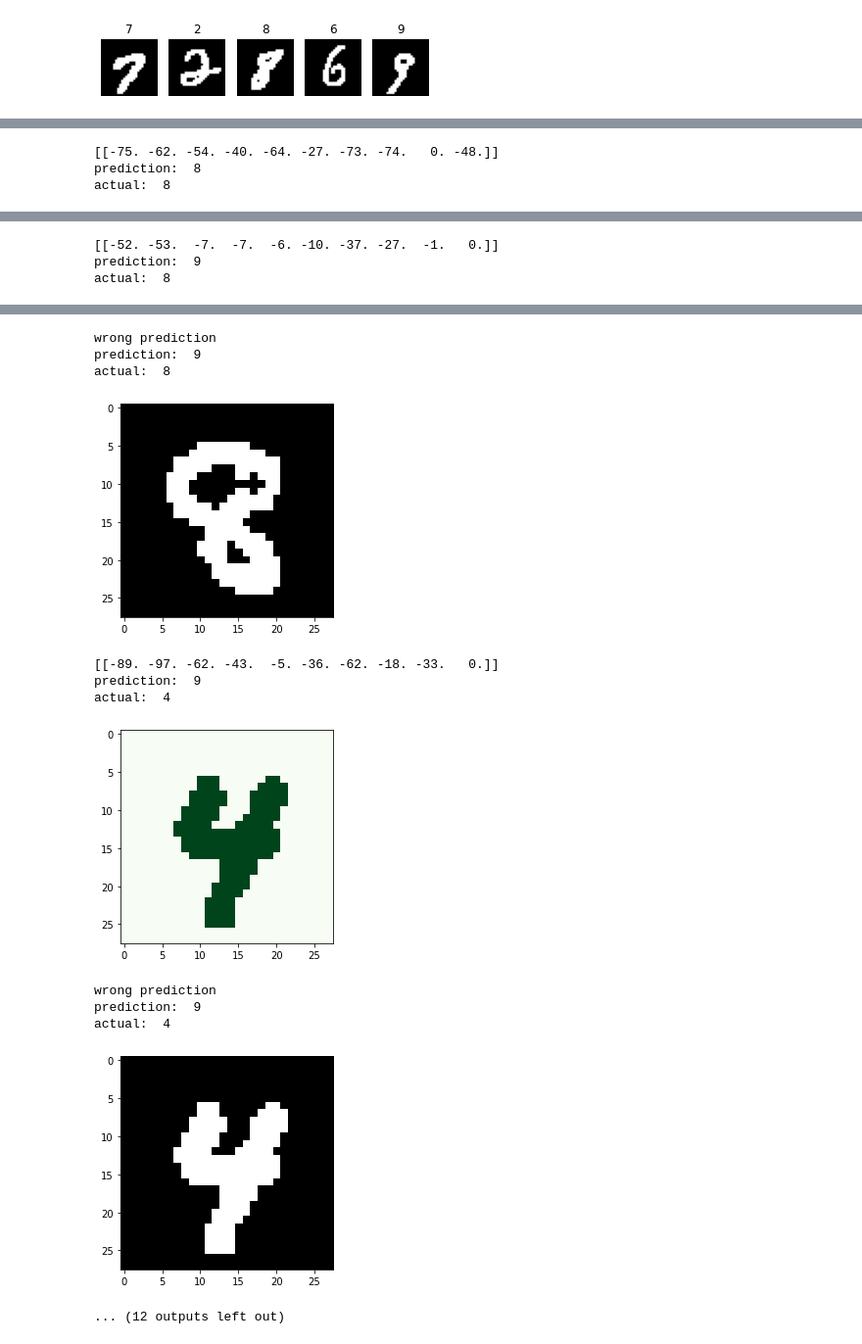
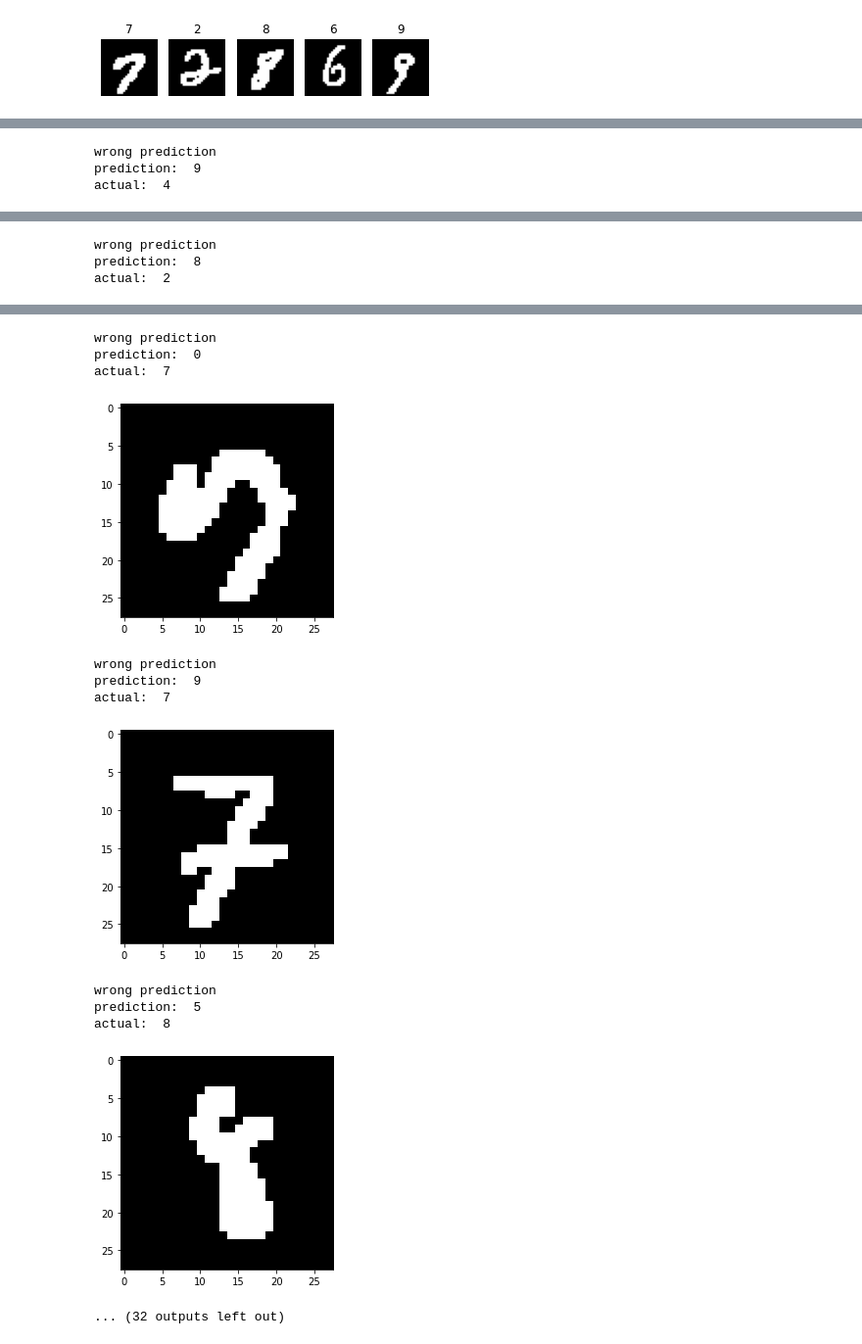
Before and after one commit to Paschwuerfler/IITG-RA505, a Jupyter notebook: ProbModel.ipynb, the cells around one changed output, grey strips where cells are left out. Shown at 98% size. Drawn from its saved outputs; the diff is of its cells as text; code cells hidden in the pictures.

```diff
--- a/ProbModel.ipynb
+++ b/ProbModel.ipynb
@@ -55,7 +55,7 @@ w = np.ones((2, 784, 10)) #otherwise 0 probabilities ruin everything
 
 occurence = np.zeros((10, 1))
 
-for i in range(0, 2000):
+for i in range(0, 1000):
         for j in range(0, 784):
             w[0][j][y[i]] += 1 - X[i][j]
             w[1][j][y[i]] += X[i][j]
@@ -110,8 +110,6 @@ def classified(classify):
             prob[i] *= w[classify[j]][j][i]
 
 
-    #normalize the probabilities between 0 and 1
-    prob = prob/np.max(prob)
 
     return prob
 # %%
@@ -189,20 +187,8 @@ for i in range(0, 5):
 [figure]
 # %%
 #evaluate the model
-for i in range(2000,2010):
-    clasf = classified(X[i])
-    prediction = np.argmax(clasf)
-
-    #print certainties with only 2 decimal places
-    print(np.around(np.log10(clasf), decimals=0).T)
-
-
-
-    print("prediction: ", prediction)
-    print("actual: ", y[i])
-    plt.imshow(X[i].reshape(28,28),cmap='Greens')
-    plt.show()
-
+for i in range(2000,2100):
+    prediction = np.argmax(classified(X[i]))
     if prediction != y[i]:
         print("wrong prediction")
         print("prediction: ", prediction)
@@ -217,3 +203,3 @@ actual:  5
-[[-75. -62. -54. -40. -64. -27. -73. -74.   0. -48.]]
-prediction:  8
-actual:  8
+wrong prediction
+prediction:  9
+actual:  4
@@ -221,3 +207,3 @@ actual:  8
-[[-52. -53.  -7.  -7.  -6. -10. -37. -27.  -1.   0.]]
-prediction:  9
-actual:  8
+wrong prediction
+prediction:  8
+actual:  2
@@ -225,13 +211,13 @@ actual:  8
 wrong prediction
-prediction:  9
-actual:  8
+prediction:  0
+actual:  7
-[figure, old version]
+[figure, new version]
-[[-89. -97. -62. -43.  -5. -36. -62. -18. -33.   0.]]
+wrong prediction
 prediction:  9
-actual:  4
+actual:  7
-[figure, old version]
+[figure, new version]
 wrong prediction
-prediction:  9
-actual:  4
+prediction:  5
+actual:  8
-[figure, old version]
+[figure, new version]
-... (12 outputs left out)
+... (32 outputs left out)
```
Also changed, not shown: parts of 4 cells of this notebook, 2 other files.
